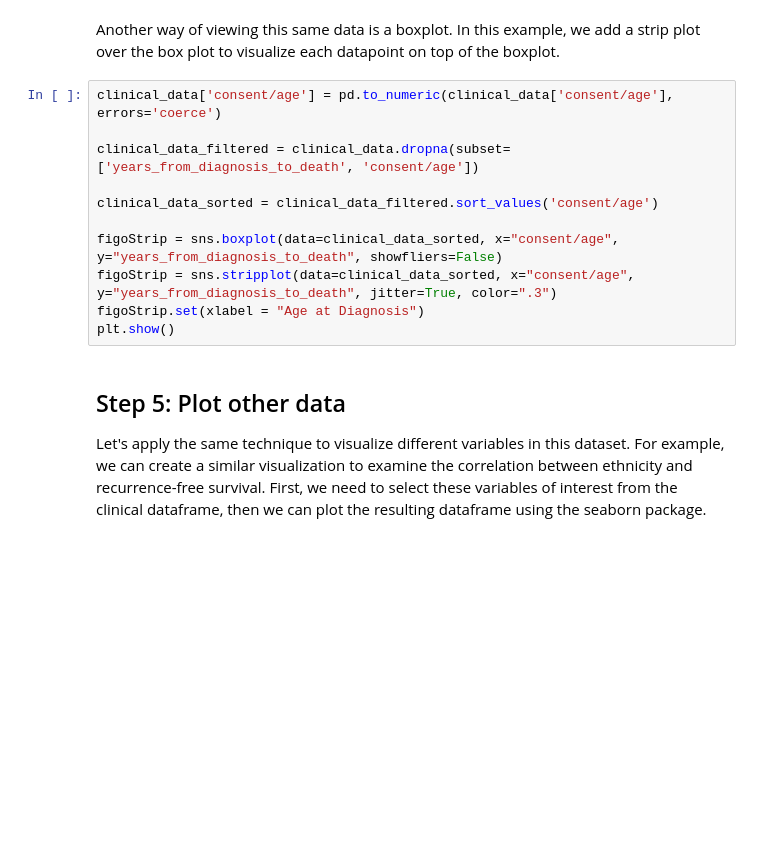
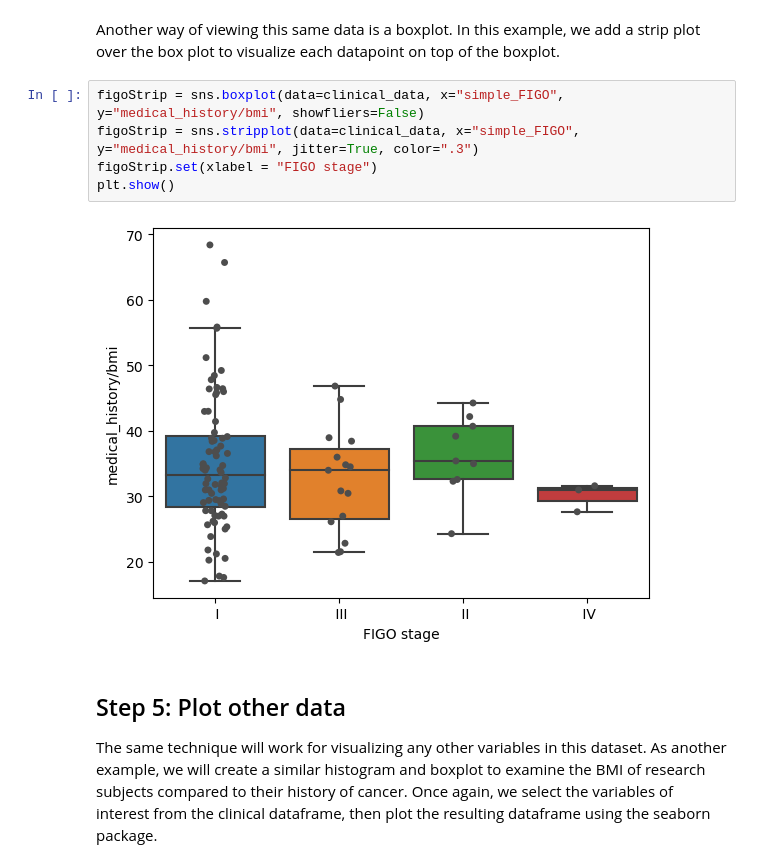
Before and after one commit to PayneLab/cptac, a Jupyter notebook: notebooks/usecase02_clinical_attributes.ipynb, the cells around one changed output. Saved outputs shown, nothing was run; the diff lists cells and outputs as text; blank space fills up the shorter version.

```diff
--- a/notebooks/usecase02_clinical_attributes.ipynb
+++ b/notebooks/usecase02_clinical_attributes.ipynb
@@ -56,18 +64,14 @@ plt.show()
 # %% [markdown]
 Another way of viewing this same data is a boxplot. In this example, we add a strip plot over the box plot to visualize each datapoint on top of the boxplot.
 # %%
-clinical_data['consent/age'] = pd.to_numeric(clinical_data['consent/age'], errors='coerce')
-
-clinical_data_filtered = clinical_data.dropna(subset=['years_from_diagnosis_to_death', 'consent/age'])
-
-clinical_data_sorted = clinical_data_filtered.sort_values('consent/age')
-
-figoStrip = sns.boxplot(data=clinical_data_sorted, x="consent/age", y="years_from_diagnosis_to_death", showfliers=False)
-figoStrip = sns.stripplot(data=clinical_data_sorted, x="consent/age", y="years_from_diagnosis_to_death", jitter=True, color=".3")
-figoStrip.set(xlabel = "Age at Diagnosis")
+figoStrip = sns.boxplot(data=clinical_data, x="simple_FIGO", y="medical_history/bmi", showfliers=False)
+figoStrip = sns.stripplot(data=clinical_data, x="simple_FIGO", y="medical_history/bmi", jitter=True, color=".3")
+figoStrip.set(xlabel = "FIGO stage")
 plt.show()
+# %% [output]
+[figure, added]
 # %% [markdown]
 ## Step 5: Plot other data
 
-Let's apply the same technique to visualize different variables in this dataset. For example, we can create a similar visualization to examine the correlation between ethnicity and recurrence-free survival. First, we need to select these variables of interest from the clinical dataframe, then we can plot the resulting dataframe using the seaborn package.
+The same technique will work for visualizing any other variables in this dataset. As another example, we will create a similar histogram and boxplot to examine the BMI of research subjects compared to their history of cancer. Once again, we select the variables of interest from the clinical dataframe, then plot the resulting dataframe using the seaborn package.
 # %%
```
Also changed, not shown: parts of 9 cells of this notebook, 3 other files.
